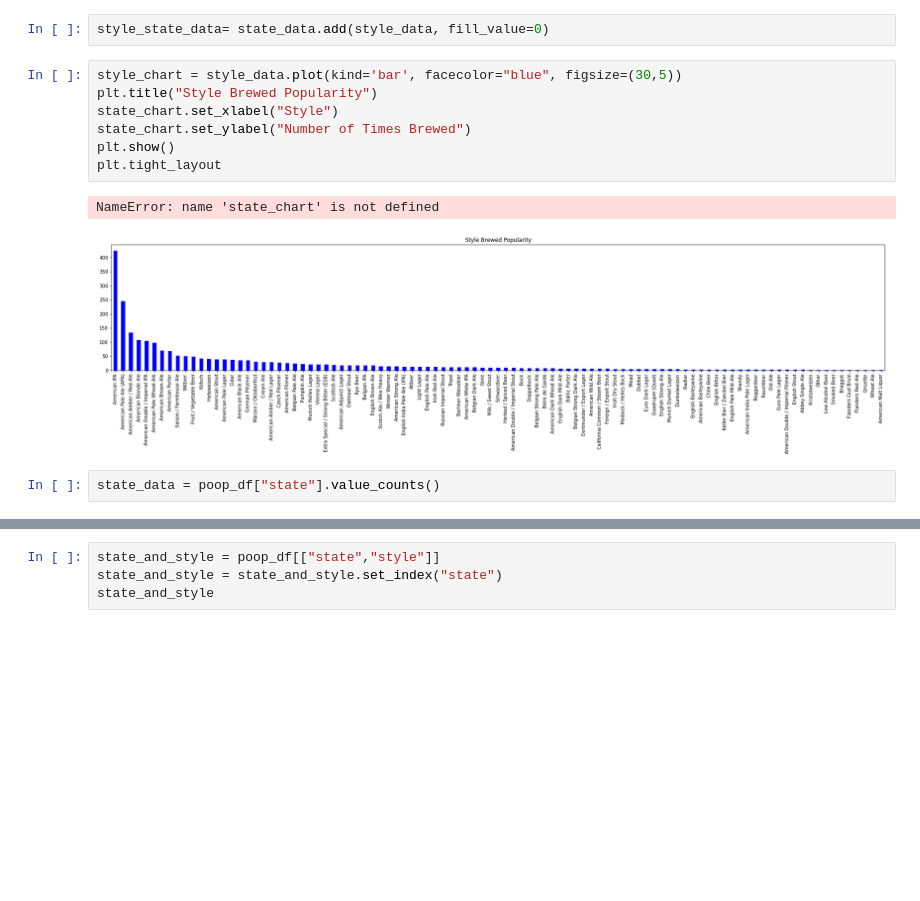
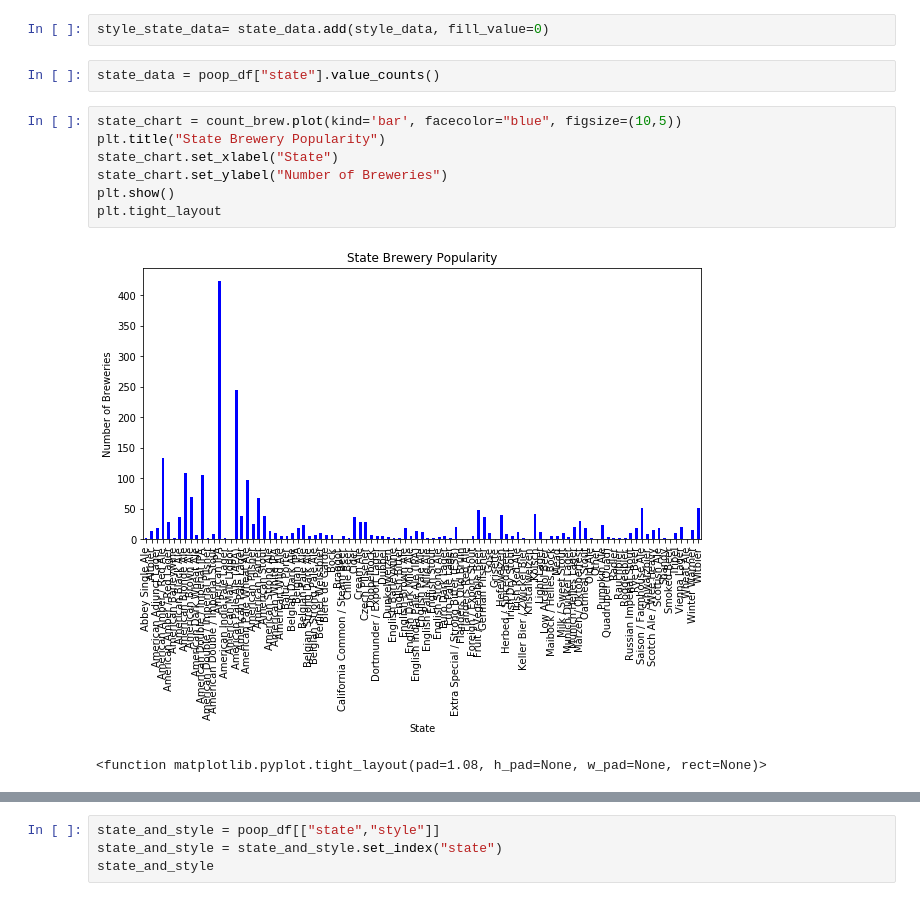
Before and after one commit to ItsGreyedOut/Brewery-Startup, a Jupyter notebook: resources/BeerStyles.ipynb, the cells around one changed output, grey strips where cells are left out. Saved outputs shown, nothing was run; the diff lists cells and outputs as text; blank space fills up the shorter version.

```diff
--- a/resources/BeerStyles.ipynb
+++ b/resources/BeerStyles.ipynb
@@ -96,18 +80,18 @@ state_data = poop_df["state"].value_counts()
 style_data = poop_df["style"].value_counts()
 # %%
 style_state_data= state_data.add(style_data, fill_value=0)
-# %%
-style_chart = style_data.plot(kind='bar', facecolor="blue", figsize=(30,5))
-plt.title("Style Brewed Popularity")
-state_chart.set_xlabel("Style")
-state_chart.set_ylabel("Number of Times Brewed")
-plt.show()
-plt.tight_layout
-# %% [output]
-NameError: name 'state_chart' is not defined
-[figure, removed]
 # %%
 state_data = poop_df["state"].value_counts()
+# %%
+state_chart = count_brew.plot(kind='bar', facecolor="blue", figsize=(10,5))
+plt.title("State Brewery Popularity")
+state_chart.set_xlabel("State")
+state_chart.set_ylabel("Number of Breweries")
+plt.show()
+plt.tight_layout
+# %% [output]
+[figure, added]
+<function matplotlib.pyplot.tight_layout(pad=1.08, h_pad=None, w_pad=None, rect=None)>
 # %%
 state_chart = state_data.plot(kind='bar', facecolor="blue", figsize=(10,5))
 plt.title("State Brewery Popularity")
```
Also changed, not shown: parts of 19 cells of this notebook.
